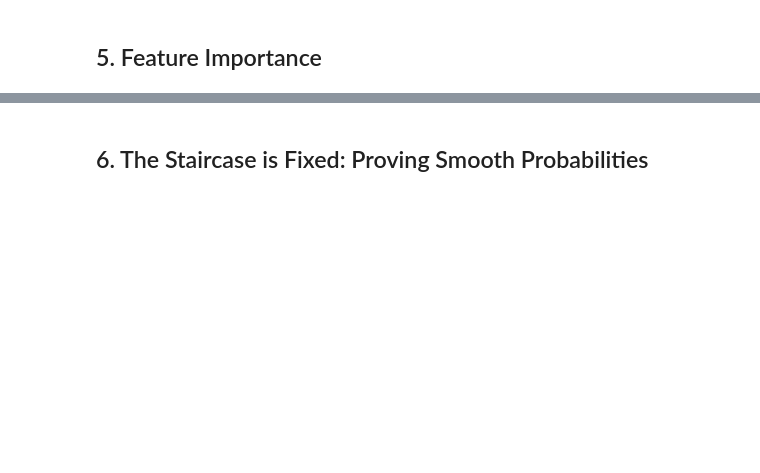
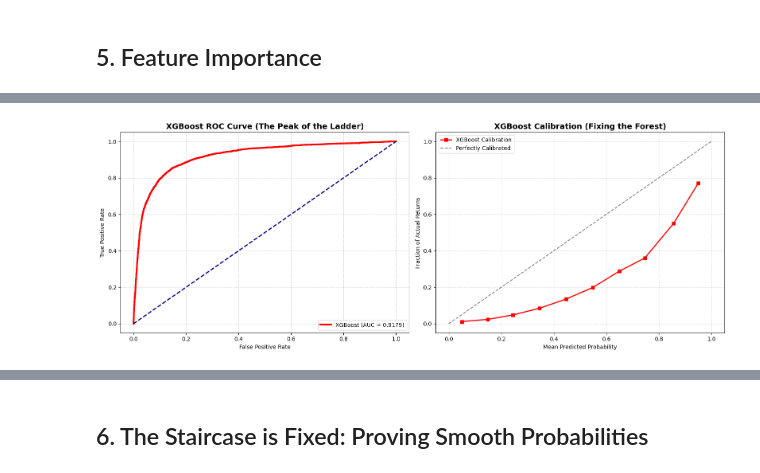
Before and after one commit to Ash469/smart-return-risk-analytics, a Jupyter notebook: models/04_xgboost.ipynb, the cells around one changed output, grey strips where cells are left out. Drawn from its saved outputs; the diff is of its cells as text; code cells hidden in the pictures; blank space fills up the shorter version.

```diff
--- a/models/04_xgboost.ipynb
+++ b/models/04_xgboost.ipynb
@@ -148,0 +197,36 @@ plt.show()
+# %%
+from sklearn.calibration import calibration_curve
+from sklearn.metrics import roc_curve, auc
+
+# Get XGBoost probabilities
+xgb_probs = best_xgb.predict_proba(X_test)[:, 1]
+
+# Calculate Curves
+fpr_xgb, tpr_xgb, _ = roc_curve(y_test, xgb_probs)
+roc_auc_xgb = auc(fpr_xgb, tpr_xgb)
+prob_true_xgb, prob_pred_xgb = calibration_curve(y_test, xgb_probs, n_bins=10)
+
+fig, axes = plt.subplots(1, 2, figsize=(16, 6))
+
+# --- Plot 1: XGBoost ROC Curve ---
+axes[0].plot(fpr_xgb, tpr_xgb, color='red', lw=3, label=f'XGBoost (AUC = {roc_auc_xgb:.4f})')
+axes[0].plot([0, 1], [0, 1], color='navy', lw=2, linestyle='--')
+axes[0].set_title('XGBoost ROC Curve (The Peak of the Ladder)', fontsize=14, fontweight='bold')
+axes[0].set_xlabel('False Positive Rate')
+axes[0].set_ylabel('True Positive Rate')
+axes[0].legend(loc="lower right")
+axes[0].grid(True, linestyle='--', alpha=0.5)
+
+# --- Plot 2: XGBoost Calibration Curve ---
+axes[1].plot(prob_pred_xgb, prob_true_xgb, marker='s', linewidth=2, color='red', label='XGBoost Calibration')
+axes[1].plot([0, 1], [0, 1], linestyle='--', color='gray', label='Perfectly Calibrated')
+axes[1].set_title('XGBoost Calibration (Fixing the Forest)', fontsize=14, fontweight='bold')
+axes[1].set_xlabel('Mean Predicted Probability')
+axes[1].set_ylabel('Fraction of Actual Returns')
+axes[1].legend(loc="upper left")
+axes[1].grid(True, linestyle='--', alpha=0.5)
+
+plt.tight_layout()
+plt.show()
+# %% [output]
+[figure, added]
```
Also changed, not shown: parts of 24 cells of this notebook, 14 other files.
